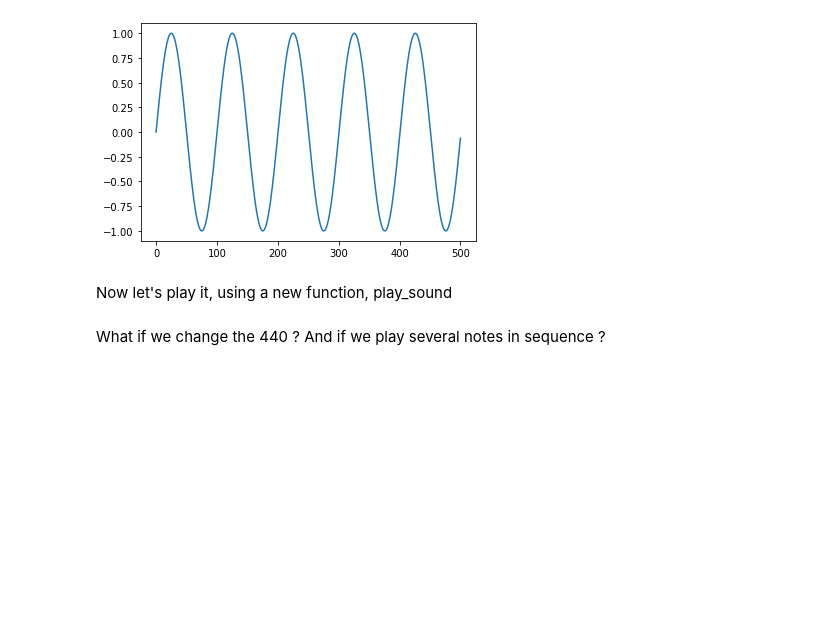
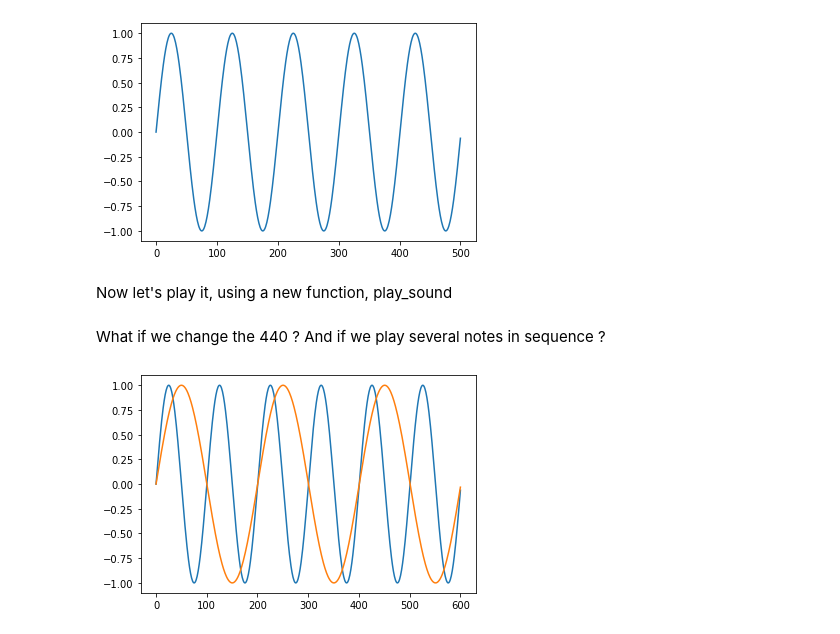
Before and after one commit to madlag/stem_notebooks, a Jupyter notebook: notebooks/sound/music/01 - Music - What is a sound ?.ipynb, the cells around one changed output. Cells and saved outputs as stored; diff of their text form; code cells hidden in the pictures; blank space fills up the shorter version.

Commit message:
Adding second lesson on sounds

```diff
--- a/notebooks/sound/music/01 - Music - What is a sound ?.ipynb
+++ b/notebooks/sound/music/01 - Music - What is a sound ?.ipynb
@@ -23,12 +23,12 @@ from matplotlib import pyplot as plt
 fs = 44100
 
 def create_sinusoide_sound(frequency, seconds):
-    """This will create a sinusoid lasting 'seconds' with the given frequency.
+    """This will create a sinusoid lasting 'seconds' with the given 'frequency'.
     A frequency of 440 is the A3 note."""
     # Generate array with seconds*sample_rate steps, ranging between 0 and seconds
     t = np.linspace(0, seconds, int(seconds * fs), False)
 
-    # Generate a 440 Hz sine wave
+    # Generate a sine wave
     note = np.sin(frequency * t * 2 * np.pi)
 
     return note
@@ -38,6 +38,10 @@ def plot_sound(input_sound):
 
 # Here we create a short sound, the A note
 sound = create_sinusoide_sound(440, 5 / 440.0)
+
+print("sound contains :", sound)
+print("sound contains %d numbers" % len(sound))
+
 # We display it
 plot_sound(sound)
 # %% [output]
@@ -93,3 +113,13 @@ for i in range(10):
     f = random.choice(frequencies)
     sound = create_sinusoide_sound(f, 1.0)
     play_sound(sound)
+# %%
+# Here we create a longer sound (1 second), the A note
+sound = create_sinusoide_sound(440, 6 / 440)
+plot_sound(sound)
+
+# Here we create a longer sound (1 second), the A note
+sound = create_sinusoide_sound(220, 6 / 440)
+plot_sound(sound)
+# %% [output]
+[figure, added]
```
Also changed, not shown: parts of 3 cells of this notebook, 1 other file.
